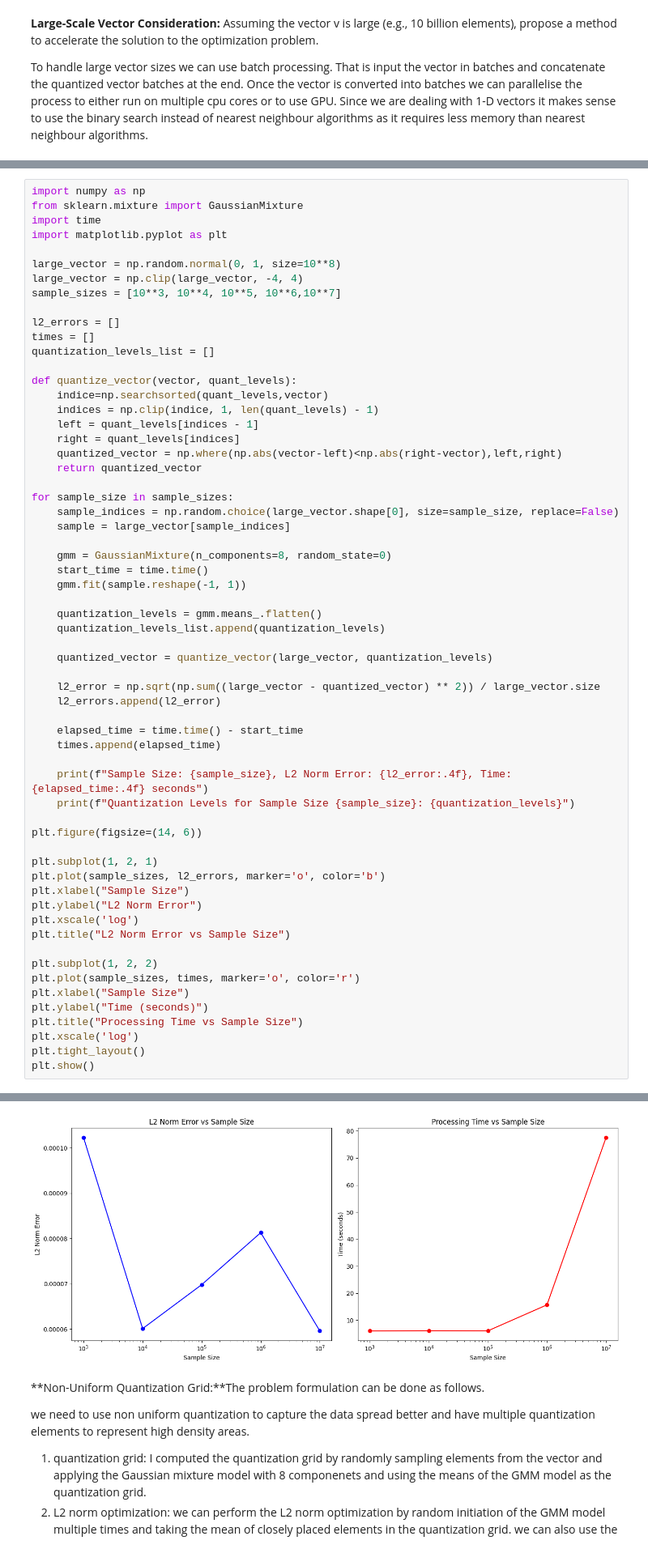
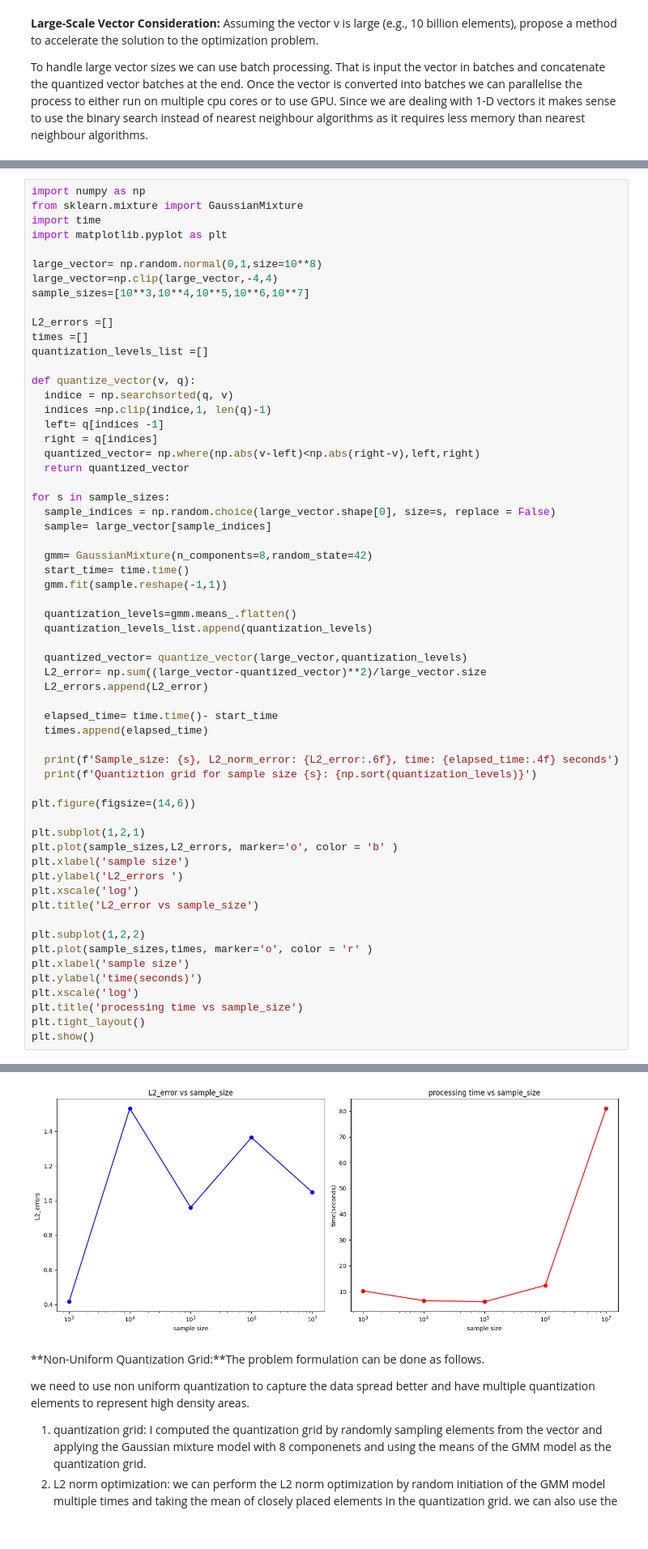
Before and after one commit to brarkaranbir/LLM-weight-quantization-, a Jupyter notebook: Assignment_quantization.ipynb, the cells around one changed output, grey strips where cells are left out. Shown at 81% size. Drawn from its saved outputs; the diff is of its cells as text.

```diff
--- a/Assignment_quantization.ipynb
+++ b/Assignment_quantization.ipynb
@@ -42,59 +37,58 @@ from sklearn.mixture import GaussianMixture
 import time
 import matplotlib.pyplot as plt
 
-large_vector = np.random.normal(0, 1, size=10**8)
-large_vector = np.clip(large_vector, -4, 4)
-sample_sizes = [10**3, 10**4, 10**5, 10**6,10**7]
+large_vector= np.random.normal(0,1,size=10**8)
+large_vector=np.clip(large_vector,-4,4)
+sample_sizes=[10**3,10**4,10**5,10**6,10**7]
 
-l2_errors = []
-times = []
-quantization_levels_list = []
+L2_errors =[]
+times =[]
+quantization_levels_list =[]
 
-def quantize_vector(vector, quant_levels):
-    indice=np.searchsorted(quant_levels,vector)
-    indices = np.clip(indice, 1, len(quant_levels) - 1)
-    left = quant_levels[indices - 1]
-    right = quant_levels[indices]
-    quantized_vector = np.where(np.abs(vector-left)<np.abs(right-vector),left,right)
-    return quantized_vector
+def quantize_vector(v, q):
+  indice = np.searchsorted(q, v)
+  indices =np.clip(indice,1, len(q)-1)
+  left= q[indices -1]
+  right = q[indices]
+  quantized_vector= np.where(np.abs(v-left)<np.abs(right-v),left,right)
+  return quantized_vector
 
-for sample_size in sample_sizes:
-    sample_indices = np.random.choice(large_vector.shape[0], size=sample_size, replace=False)
-    sample = large_vector[sample_indices]
+for s in sample_sizes:
+  sample_indices = np.random.choice(large_vector.shape[0], size=s, replace = False)
+  sample= large_vector[sample_indices]
 
-    gmm = GaussianMixture(n_components=8, random_state=0)
-    start_time = time.time()
-    gmm.fit(sample.reshape(-1, 1))
+  gmm= GaussianMixture(n_components=8,random_state=42)
+  start_time= time.time()
+  gmm.fit(sample.reshape(-1,1))
 
-    quantization_levels = gmm.means_.flatten()
-    quantization_levels_list.append(quantization_levels)
+  quantization_levels=gmm.means_.flatten()
+  quantization_levels_list.append(quantization_levels)
 
-    quantized_vector = quantize_vector(large_vector, quantization_levels)
+  quantized_vector= quantize_vector(large_vector,quantization_levels)
+  L2_error= np.sum((large_vector-quantized_vector)**2)/large_vector.size
+  L2_errors.append(L2_error)
 
-    l2_error = np.sqrt(np.sum((large_vector - quantized_vector) ** 2)) / large_vector.size
-    l2_errors.append(l2_error)
+  elapsed_time= time.time()- start_time
+  times.append(elapsed_time)
 
-    elapsed_time = time.time() - start_time
-    times.append(elapsed_time)
+  print(f'Sample_size: {s}, L2_norm_error: {L2_error:.6f}, time: {elapsed_time:.4f} seconds')
+  print(f'Quantiztion grid for sample size {s}: {np.sort(quantization_levels)}')
 
-    print(f"Sample Size: {sample_size}, L2 Norm Error: {l2_error:.4f}, Time: {elapsed_time:.4f} seconds")
-    print(f"Quantization Levels for Sample Size {sample_size}: {quantization_levels}")
+plt.figure(figsize=(14,6))
 
-plt.figure(figsize=(14, 6))
+plt.subplot(1,2,1)
+plt.plot(sample_sizes,L2_errors, marker='o', color = 'b' )
+plt.xlabel('sample size')
+plt.ylabel('L2_errors ')
+plt.xscale('log')
+plt.title('L2_error vs sample_size')
 
-plt.subplot(1, 2, 1)
-plt.plot(sample_sizes, l2_errors, marker='o', color='b')
-plt.xlabel("Sample Size")
-plt.ylabel("L2 Norm Error")
+plt.subplot(1,2,2)
+plt.plot(sample_sizes,times, marker='o', color = 'r' )
+plt.xlabel('sample size')
+plt.ylabel('time(seconds)')
 plt.xscale('log')
-plt.title("L2 Norm Error vs Sample Size")
-
-plt.subplot(1, 2, 2)
-plt.plot(sample_sizes, times, marker='o', color='r')
-plt.xlabel("Sample Size")
-plt.ylabel("Time (seconds)")
-plt.title("Processing Time vs Sample Size")
-plt.xscale('log')
+plt.title('processing time vs sample_size')
 plt.tight_layout()
 plt.show()
 # %% [output]
@@ -116,4 +110,4 @@ Quantization Levels for Sample Size 10000000: [ 0.22756979 -0.7779597   1.316576
-[figure, old version]
+[figure, new version]
 # %% [markdown]
 **Non-Uniform Quantization Grid:**The problem formulation can be done as follows.
 
```
Also changed, not shown: parts of 2 cells of this notebook.
